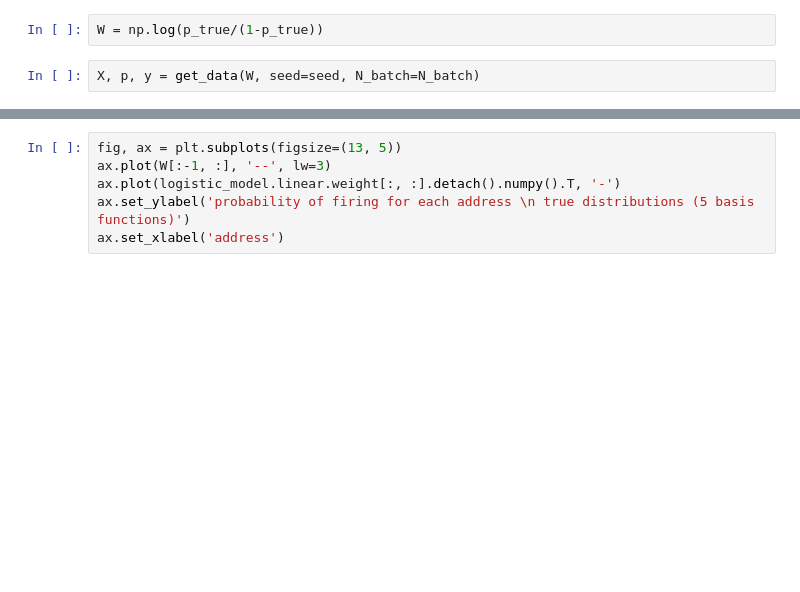
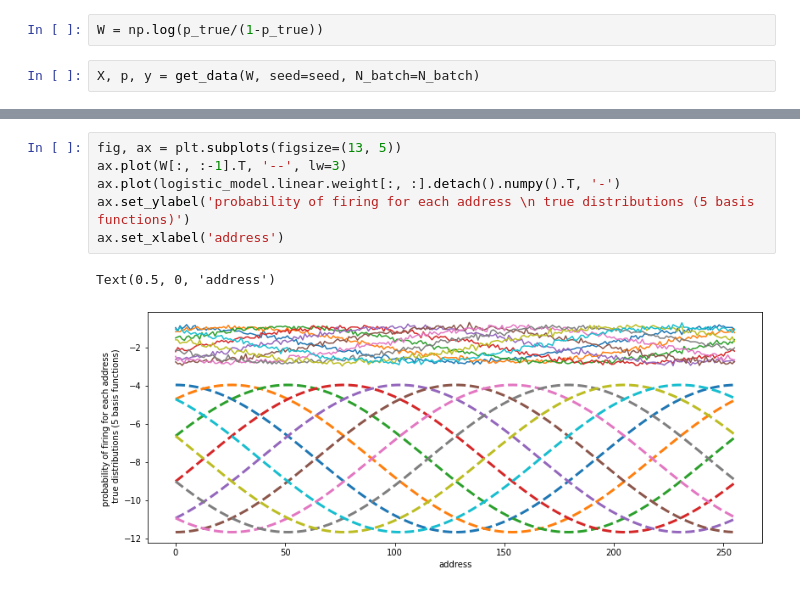
Before and after one commit to camillebesnainou/2022-01-10-polychrony, a Jupyter notebook: 2022-01-25-logistic-regression.ipynb, the cells around one changed output, grey strips where cells are left out. Drawn from its saved outputs; the diff is of its cells as text; blank space fills up the shorter version.

```diff
--- a/2022-01-25-logistic-regression.ipynb
+++ b/2022-01-25-logistic-regression.ipynb
@@ -413,6 +445,9 @@ ax.set_xlabel('address')
 # %%
 fig, ax = plt.subplots(figsize=(13, 5))
-ax.plot(W[:-1, :], '--', lw=3)
+ax.plot(W[:, :-1].T, '--', lw=3)
 ax.plot(logistic_model.linear.weight[:, :].detach().numpy().T, '-')
 ax.set_ylabel('probability of firing for each address \n true distributions (5 basis functions)')
 ax.set_xlabel('address')
+# %% [output]
+Text(0.5, 0, 'address')
+[figure, added]
```
Also changed, not shown: parts of 9 cells of this notebook.
